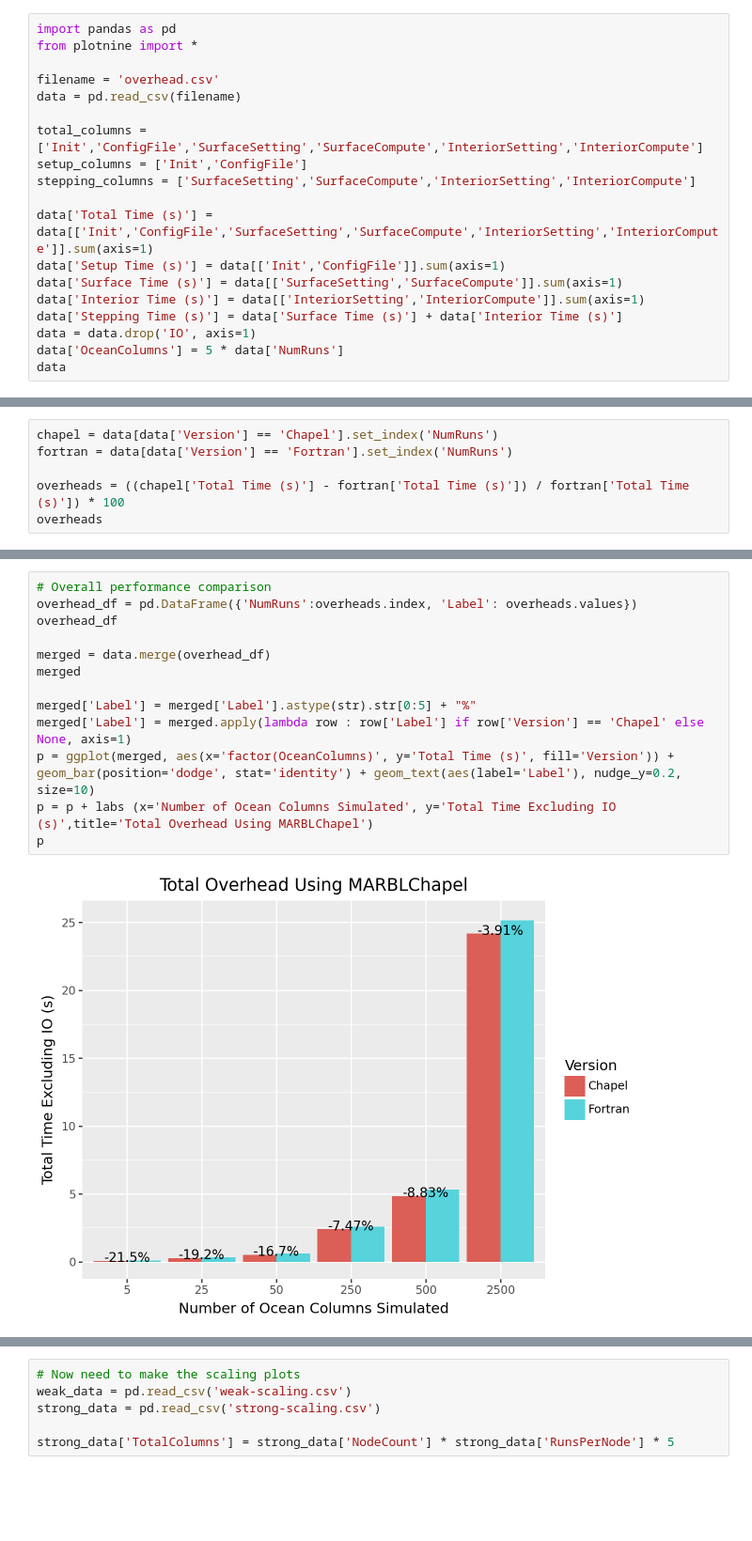
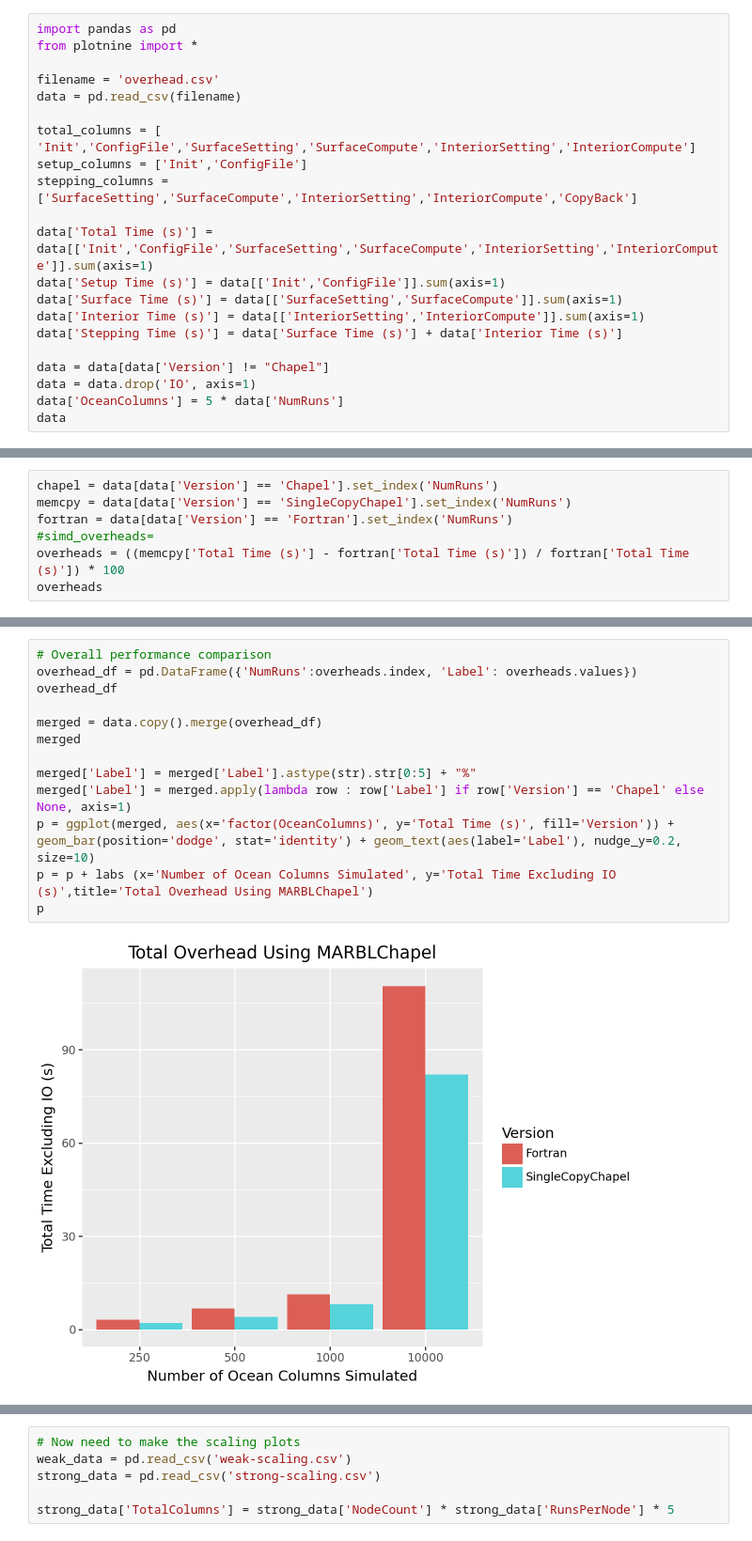
Before and after one commit to brandon-neth/MarblChapel, a Jupyter notebook: performance/analyze-and-plot.ipynb, the cells around one changed output, grey strips where cells are left out. Shown at 94% size. Cells and saved outputs as stored; diff of their text form; blank space fills up the shorter version.

```diff
--- a/performance/analyze-and-plot.ipynb
+++ b/performance/analyze-and-plot.ipynb
@@ -5,15 +5,17 @@ from plotnine import *
 filename = 'overhead.csv'
 data = pd.read_csv(filename)
 
-total_columns = ['Init','ConfigFile','SurfaceSetting','SurfaceCompute','InteriorSetting','InteriorCompute']
+total_columns = [ 'Init','ConfigFile','SurfaceSetting','SurfaceCompute','InteriorSetting','InteriorCompute']
 setup_columns = ['Init','ConfigFile']
-stepping_columns = ['SurfaceSetting','SurfaceCompute','InteriorSetting','InteriorCompute']
+stepping_columns = ['SurfaceSetting','SurfaceCompute','InteriorSetting','InteriorCompute','CopyBack']
 
 data['Total Time (s)'] = data[['Init','ConfigFile','SurfaceSetting','SurfaceCompute','InteriorSetting','InteriorCompute']].sum(axis=1)
 data['Setup Time (s)'] = data[['Init','ConfigFile']].sum(axis=1)
 data['Surface Time (s)'] = data[['SurfaceSetting','SurfaceCompute']].sum(axis=1)
 data['Interior Time (s)'] = data[['InteriorSetting','InteriorCompute']].sum(axis=1)
 data['Stepping Time (s)'] = data['Surface Time (s)'] + data['Interior Time (s)']
+
+data = data[data['Version'] != "Chapel"]
 data = data.drop('IO', axis=1)
 data['OceanColumns'] = 5 * data['NumRuns']
 data
@@ -34,8 +32,9 @@ data
 # %%
 chapel = data[data['Version'] == 'Chapel'].set_index('NumRuns')
+memcpy = data[data['Version'] == 'SingleCopyChapel'].set_index('NumRuns')
 fortran = data[data['Version'] == 'Fortran'].set_index('NumRuns')
-
-overheads = ((chapel['Total Time (s)'] - fortran['Total Time (s)']) / fortran['Total Time (s)']) * 100
+#simd_overheads=
+overheads = ((memcpy['Total Time (s)'] - fortran['Total Time (s)']) / fortran['Total Time (s)']) * 100
 overheads
 # %% [output]
 NumRuns
@@ -49,15 +46,15 @@ Name: Total Time (s), dtype: float64
 # %%
 # Overall performance comparison
 overhead_df = pd.DataFrame({'NumRuns':overheads.index, 'Label': overheads.values})
 overhead_df
 
-merged = data.merge(overhead_df)
+merged = data.copy().merge(overhead_df)
 merged
 
 merged['Label'] = merged['Label'].astype(str).str[0:5] + "%"
 merged['Label'] = merged.apply(lambda row : row['Label'] if row['Version'] == 'Chapel' else None, axis=1)
 p = ggplot(merged, aes(x='factor(OceanColumns)', y='Total Time (s)', fill='Version')) + geom_bar(position='dodge', stat='identity') + geom_text(aes(label='Label'), nudge_y=0.2, size=10)
 p = p + labs (x='Number of Ocean Columns Simulated', y='Total Time Excluding IO (s)',title='Total Overhead Using MARBLChapel')
 p
 # %% [output]
-[figure, old version]
+[figure, new version]
```
Also changed, not shown: parts of 7 cells of this notebook, 10 other files.
